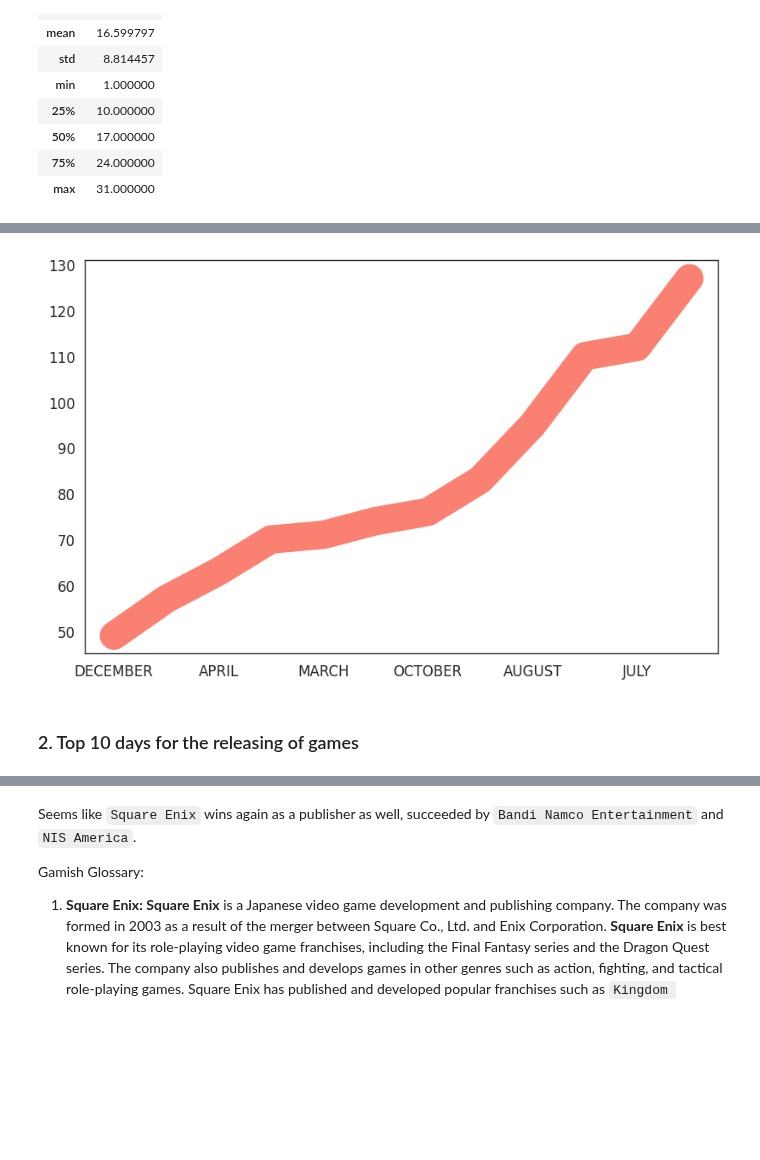
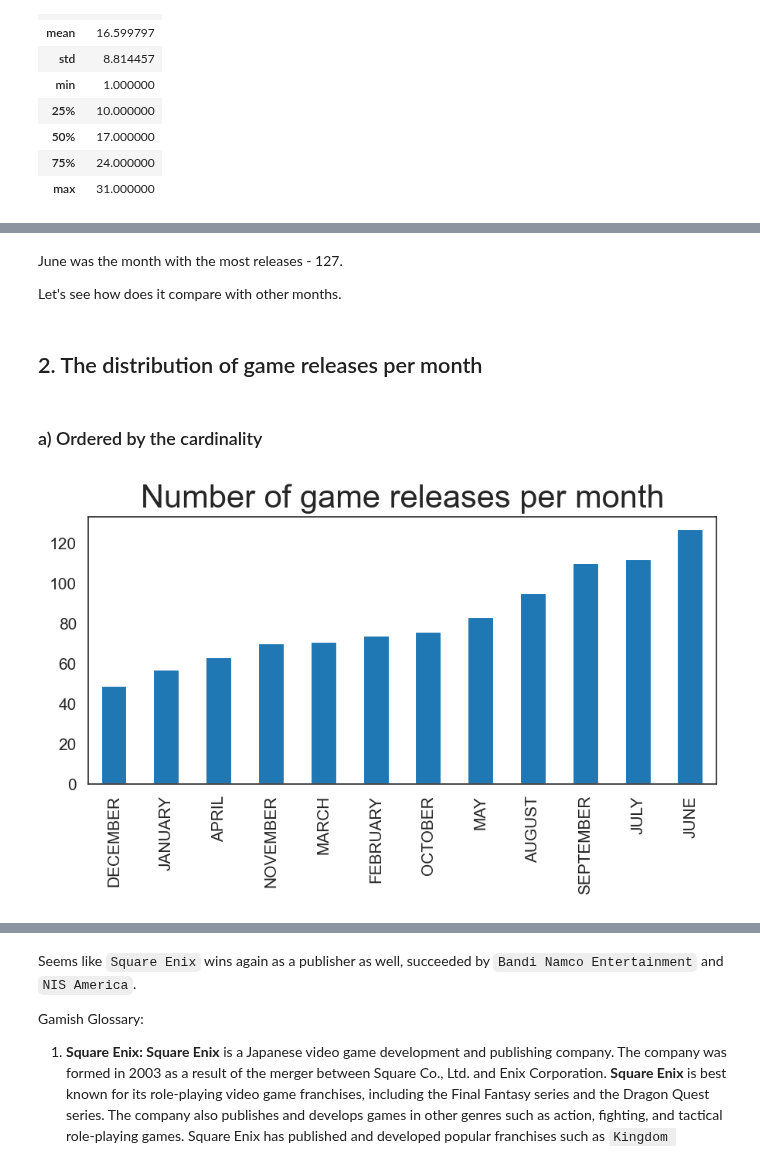
Before and after one commit to muhammadanas0716/Machine-Learning-101, a Jupyter notebook: Projects/(EDA) Video Games Released in 2022/(EDA) Video Games Relased in 2022.ipynb, the cells around one changed output, grey strips where cells are left out. Drawn from its saved outputs; the diff is of its cells as text; code cells hidden in the pictures; blank space fills up the shorter version.

```diff
--- a/Projects/(EDA) Video Games Released in 2022/(EDA) Video Games Relased in 2022.ipynb
+++ b/Projects/(EDA) Video Games Released in 2022/(EDA) Video Games Relased in 2022.ipynb
@@ -130,7 +134,15 @@ df_games.head(1)
+# %% [markdown]
+June was the month with the most releases - 127.
+
+Let's see how does it compare with other months.
+# %% [markdown]
+## 2. The distribution of game releases per month
+# %% [markdown]
+### a) Ordered by the cardinality
 # %%
-plt.figure(figsize=(8, 5), dpi=120)
-df_games["Month"].value_counts(ascending=True).plot(linewidth=20, color=colors);
+plt.figure(figsize=(7, 3), dpi=150)
+df_games["Month"].value_counts(ascending=True).plot.bar()
+plt.title("Number of game releases per month", size=20)
+plt.show()
 # %% [output]
-[figure, old version]
+[figure, new version]
-# %% [markdown]
-### 2. Top 10 days for the releasing of games
```
Also changed, not shown: parts of 59 cells of this notebook.
